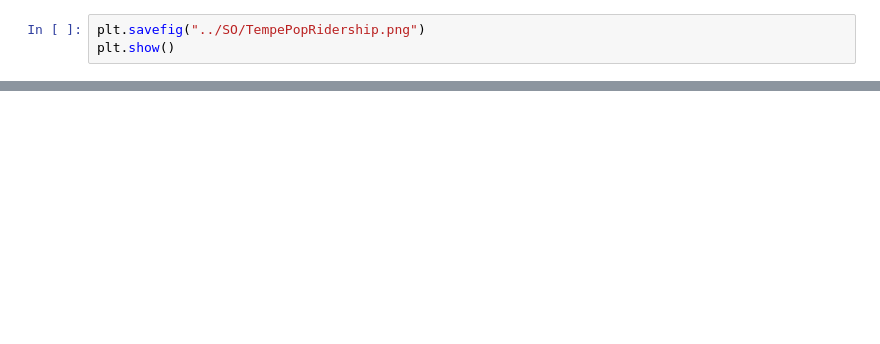
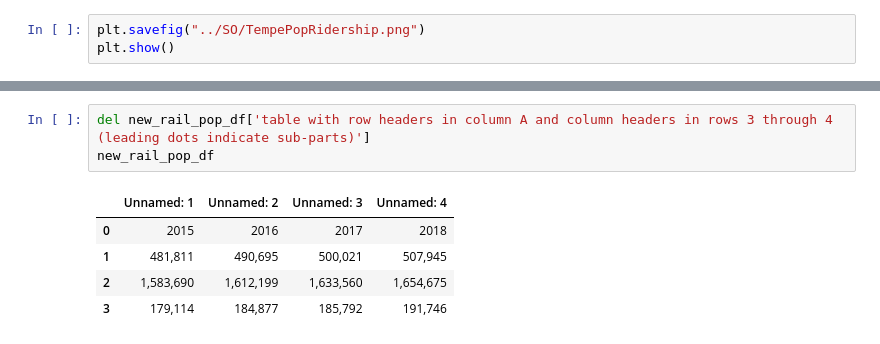
Before and after one commit to phil-wew/group_project1, a Jupyter notebook: SO/Scott Project 1.ipynb, the cells around one changed output, grey strips where cells are left out. Saved outputs shown, nothing was run; the diff lists cells and outputs as text; blank space fills up the shorter version.

```diff
--- a/SO/Scott Project 1.ipynb
+++ b/SO/Scott Project 1.ipynb
@@ -446,0 +466,9 @@ new_rail_pop_df.head()
+# %%
+del new_rail_pop_df['table with row headers in column A and column headers in rows 3 through 4 (leading dots indicate sub-parts)']
+new_rail_pop_df
+# %% [output]
+|  | Unnamed: 1 | Unnamed: 2 | Unnamed: 3 | Unnamed: 4 |
+| 0 | 2015 | 2016 | 2017 | 2018 |
+| 1 | 481,811 | 490,695 | 500,021 | 507,945 |
+| 2 | 1,583,690 | 1,612,199 | 1,633,560 | 1,654,675 |
+| 3 | 179,114 | 184,877 | 185,792 | 191,746 |
```
Also changed, not shown: parts of 3 cells of this notebook.
